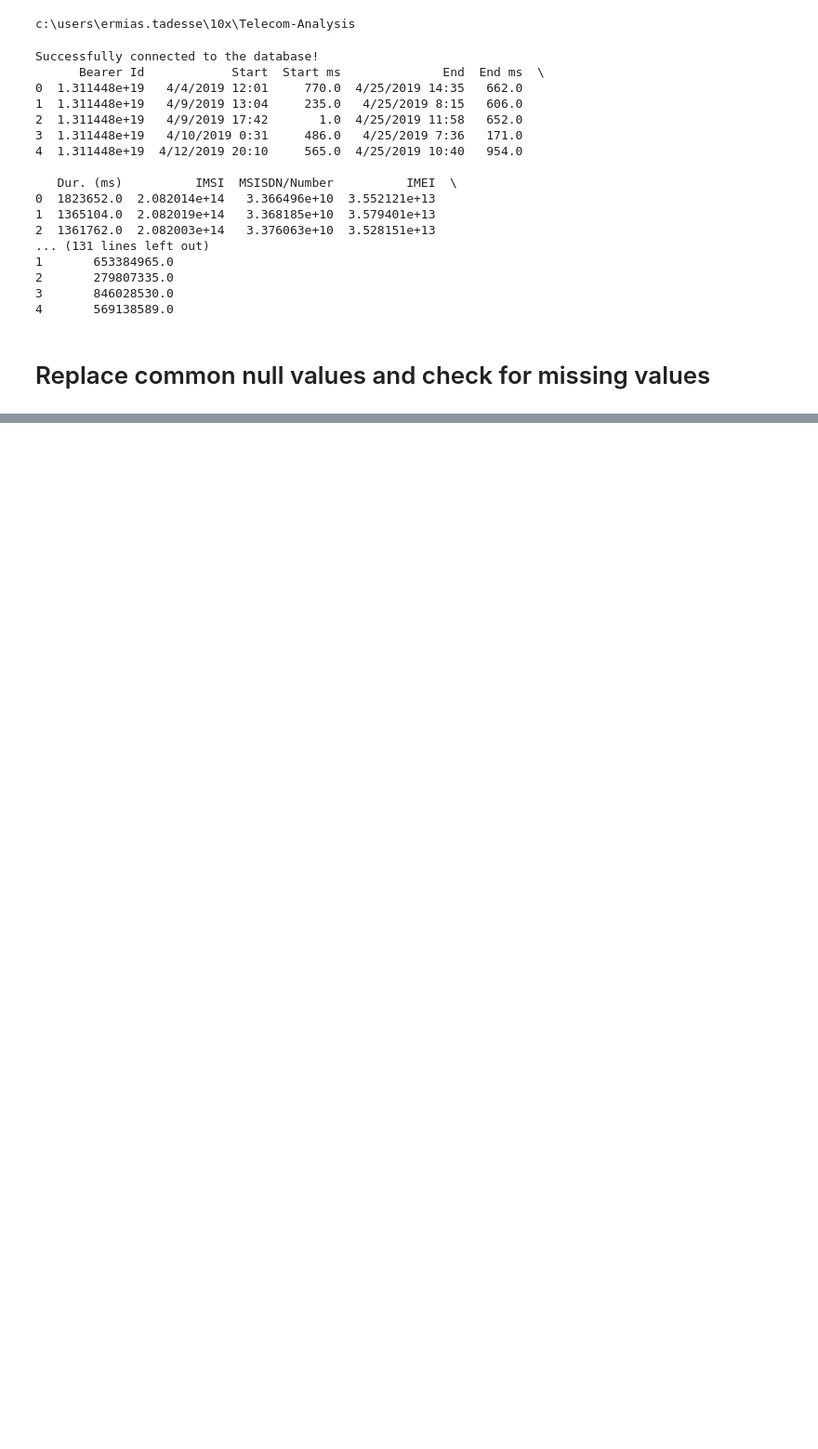
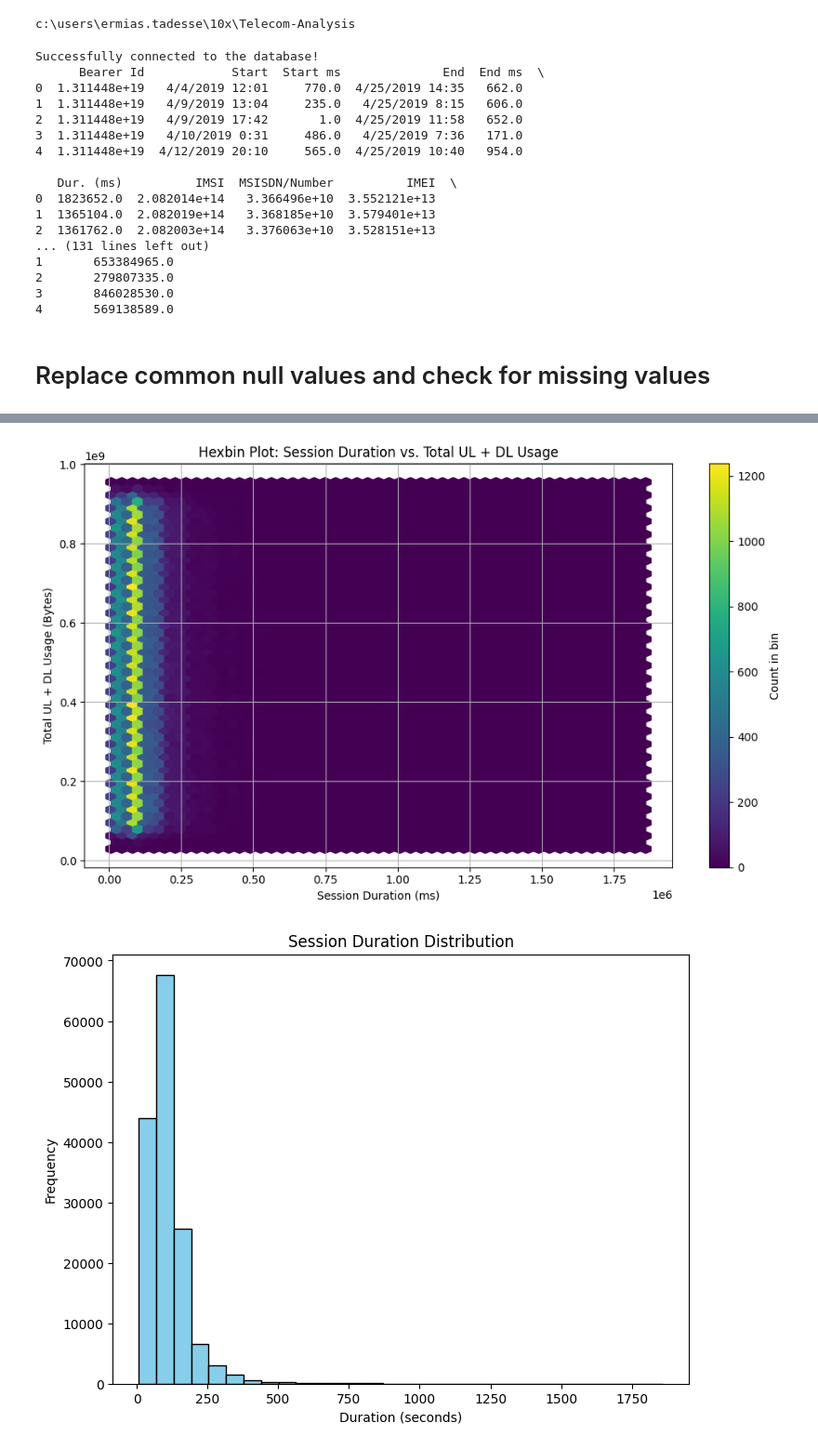
Before and after one commit to Ermi23/Telecom-Analysis, a Jupyter notebook: notebooks/User_Engagement_analysis.ipynb, the cells around one changed output, grey strips where cells are left out. Shown at 93% size. Drawn from its saved outputs; the diff is of its cells as text; code cells hidden in the pictures; blank space fills up the shorter version.

```diff
--- a/notebooks/User_Engagement_analysis.ipynb
+++ b/notebooks/User_Engagement_analysis.ipynb
@@ -63,0 +89,8 @@ analysis.fill_missing_with_mean()
+# %%
+analysis.plot_hexbin()
+analysis.plot_session_duration_distribution()
+analysis.analyze_network_performance()
+analysis.calculate_session_duration_statistics()
+# %% [output]
+[figure, added]
+[figure, added]
```
Also changed, not shown: parts of 3 cells of this notebook, 2 other files.
